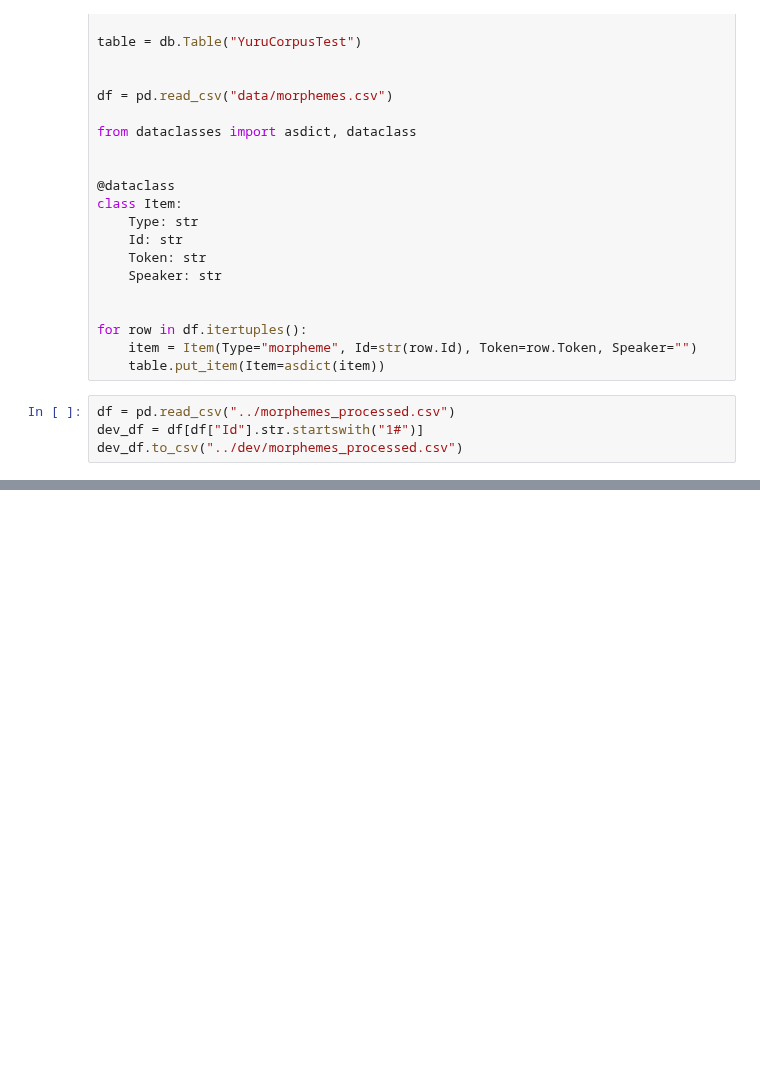
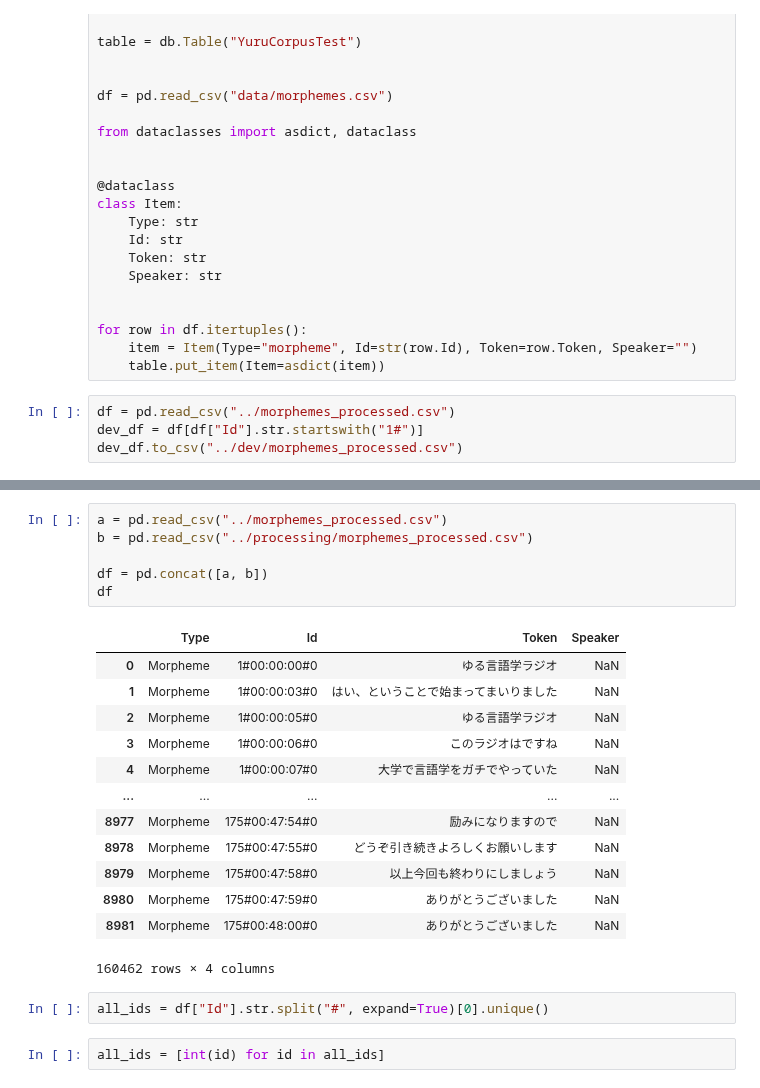
Before and after one commit to wakamenori/yuru-corpus-backend, a Jupyter notebook: data/code/morpheme.ipynb, the cells around one changed output, grey strips where cells are left out. Drawn from its saved outputs; the diff is of its cells as text; blank space fills up the shorter version.

```diff
--- a/data/code/morpheme.ipynb
+++ b/data/code/morpheme.ipynb
@@ -255,0 +264,24 @@ dev_df.to_csv("../dev/morphemes_processed.csv")
+# %%
+a = pd.read_csv("../morphemes_processed.csv")
+b = pd.read_csv("../processing/morphemes_processed.csv")
+
+df = pd.concat([a, b])
+df
+# %% [output]
+|  | Type | Id | Token | Speaker |
+| 0 | Morpheme | 1#00:00:00#0 | ゆる言語学ラジオ | NaN |
+| 1 | Morpheme | 1#00:00:03#0 | はい、ということで始まってまいりました | NaN |
+| 2 | Morpheme | 1#00:00:05#0 | ゆる言語学ラジオ | NaN |
+| 3 | Morpheme | 1#00:00:06#0 | このラジオはですね | NaN |
+| 4 | Morpheme | 1#00:00:07#0 | 大学で言語学をガチでやっていた | NaN |
+| ... | ... | ... | ... | ... |
+| 8977 | Morpheme | 175#00:47:54#0 | 励みになりますので | NaN |
+| 8978 | Morpheme | 175#00:47:55#0 | どうぞ引き続きよろしくお願いします | NaN |
+| 8979 | Morpheme | 175#00:47:58#0 | 以上今回も終わりにしましょう | NaN |
+| 8980 | Morpheme | 175#00:47:59#0 | ありがとうございました | NaN |
+| 8981 | Morpheme | 175#00:48:00#0 | ありがとうございました | NaN |
+160462 rows × 4 columns
+# %%
+all_ids = df["Id"].str.split("#", expand=True)[0].unique()
+# %%
+all_ids = [int(id) for id in all_ids]
```
Also changed, not shown: parts of 11 cells of this notebook, 6 other files.
